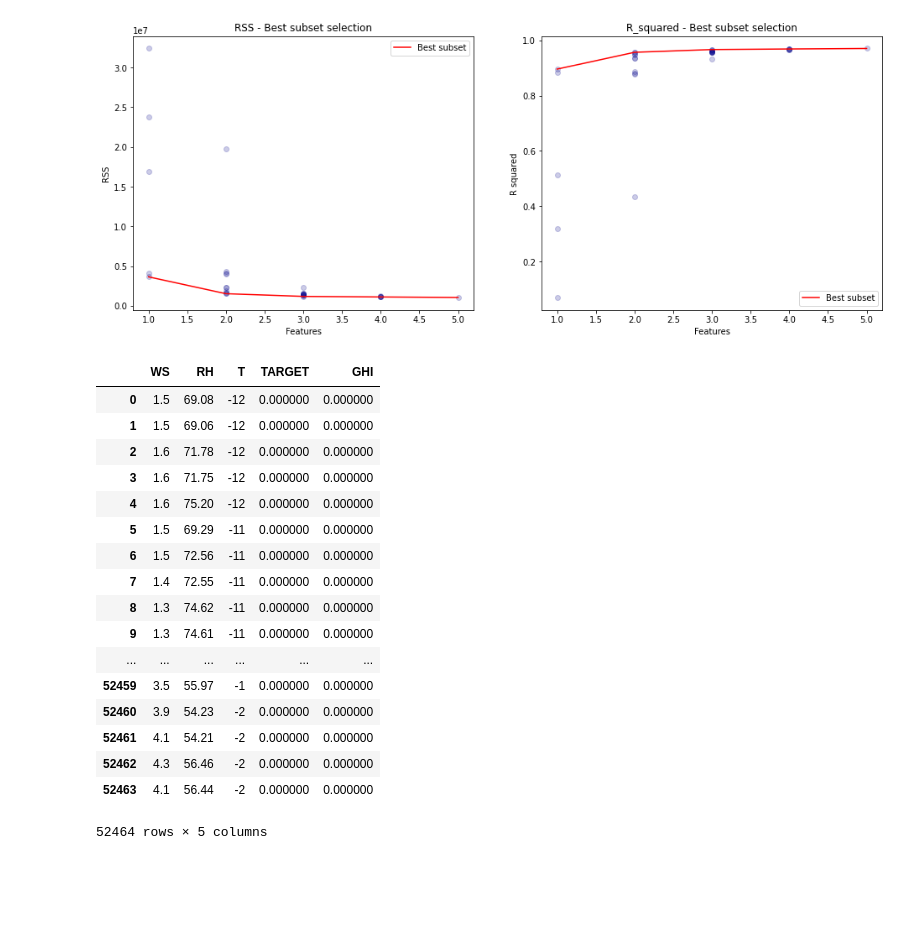
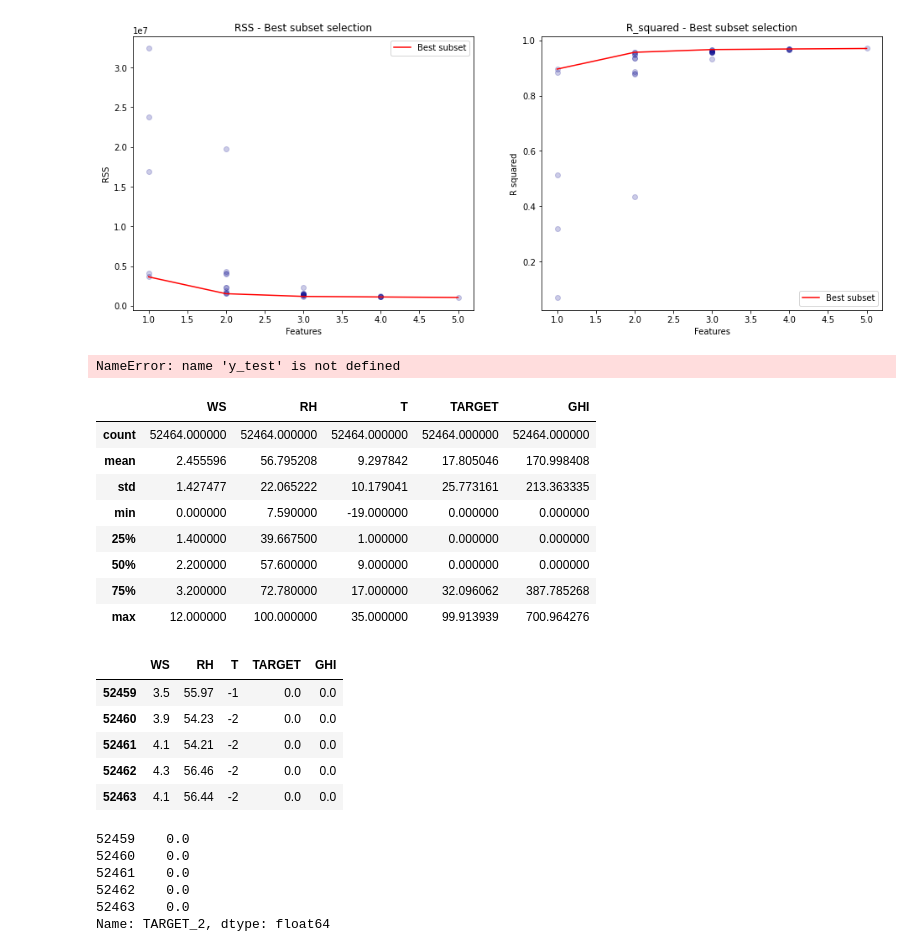
Before and after one commit to J-woooo/Dacon, a Jupyter notebook: jiiiiiiiiiiiiiiin/baseline.ipynb, the cells around one changed output. Drawn from its saved outputs; the diff is of its cells as text; code cells hidden in the pictures; blank space fills up the shorter version.

```diff
--- a/jiiiiiiiiiiiiiiin/baseline.ipynb
+++ b/jiiiiiiiiiiiiiiin/baseline.ipynb
@@ -220,12 +220,14 @@ plt.show()
 # %% [output]
 [figure]
 # %%
-sub['q_0.1'] = QuantReg(y_train, x_train['TARGET']).fit(q=0.1).predict(x_test['TARGET'])
-sub['q_0.2'] = QuantReg(y_train, x_train['TARGET']).fit(q=0.2).predict(x_test['TARGET'])
-sub['q_0.3'] = QuantReg(y_train, x_train['TARGET']).fit(q=0.3).predict(x_test['TARGET'])
-sub['q_0.4'] = QuantReg(y_train, x_train['TARGET']).fit(q=0.4).predict(x_test['TARGET'])
-sub['q_0.5'] = QuantReg(y_train, x_train['TARGET']).fit(q=0.5).predict(x_test['TARGET'])
-sub['q_0.6'] = QuantReg(y_train, x_train['TARGET']).fit(q=0.6).predict(x_test['TARGET'])
-sub['q_0.7'] = QuantReg(y_train, x_train['TARGET']).fit(q=0.7).predict(x_test['TARGET'])
-sub['q_0.8'] = QuantReg(y_train, x_train['TARGET']).fit(q=0.8).predict(x_test['TARGET'])
-sub['q_0.9'] = QuantReg(y_train, x_train['TARGET']).fit(q=0.9).predict(x_test['TARGET'])
+sub['q_0.1'] = QuantReg(y_train, x_train['GHI']).fit(q=0.1).predict(x_test['TARGET'])
+sub['q_0.2'] = QuantReg(y_train, x_train['GHI']).fit(q=0.2).predict(x_test['TARGET'])
+sub['q_0.3'] = QuantReg(y_train, x_train['GHI']).fit(q=0.3).predict(x_test['TARGET'])
+sub['q_0.4'] = QuantReg(y_train, x_train['GHI']).fit(q=0.4).predict(x_test['TARGET'])
+sub['q_0.5'] = QuantReg(y_train, x_train['GHI']).fit(q=0.5).predict(x_test['TARGET'])
+sub['q_0.6'] = QuantReg(y_train, x_train['GHI']).fit(q=0.6).predict(x_test['TARGET'])
+sub['q_0.7'] = QuantReg(y_train, x_train['GHI']).fit(q=0.7).predict(x_test['TARGET'])
+sub['q_0.8'] = QuantReg(y_train, x_train['GHI']).fit(q=0.8).predict(x_test['TARGET'])
+sub['q_0.9'] = QuantReg(y_train, x_train['GHI']).fit(q=0.9).predict(x_test['TARGET'])
+# %% [output]
+NameError: name 'y_test' is not defined
@@ -234,21 +246,30 @@ sub.to_csv('TARGET_rf.csv', index = False)
 # %%
-x_train
+x_train.describe()
 # %% [output]
 |  | WS | RH | T | TARGET | GHI |
-| 0 | 1.5 | 69.08 | -12 | 0.000000 | 0.000000 |
-| 1 | 1.5 | 69.06 | -12 | 0.000000 | 0.000000 |
-| 2 | 1.6 | 71.78 | -12 | 0.000000 | 0.000000 |
-| 3 | 1.6 | 71.75 | -12 | 0.000000 | 0.000000 |
-| 4 | 1.6 | 75.20 | -12 | 0.000000 | 0.000000 |
-| 5 | 1.5 | 69.29 | -11 | 0.000000 | 0.000000 |
-| 6 | 1.5 | 72.56 | -11 | 0.000000 | 0.000000 |
-| 7 | 1.4 | 72.55 | -11 | 0.000000 | 0.000000 |
-| 8 | 1.3 | 74.62 | -11 | 0.000000 | 0.000000 |
-| 9 | 1.3 | 74.61 | -11 | 0.000000 | 0.000000 |
-| ... | ... | ... | ... | ... | ... |
-| 52459 | 3.5 | 55.97 | -1 | 0.000000 | 0.000000 |
-| 52460 | 3.9 | 54.23 | -2 | 0.000000 | 0.000000 |
-| 52461 | 4.1 | 54.21 | -2 | 0.000000 | 0.000000 |
-| 52462 | 4.3 | 56.46 | -2 | 0.000000 | 0.000000 |
-| 52463 | 4.1 | 56.44 | -2 | 0.000000 | 0.000000 |
+| count | 52464.000000 | 52464.000000 | 52464.000000 | 52464.000000 | 52464.000000 |
+| mean | 2.455596 | 56.795208 | 9.297842 | 17.805046 | 170.998408 |
+| std | 1.427477 | 22.065222 | 10.179041 | 25.773161 | 213.363335 |
+| min | 0.000000 | 7.590000 | -19.000000 | 0.000000 | 0.000000 |
+| 25% | 1.400000 | 39.667500 | 1.000000 | 0.000000 | 0.000000 |
+| 50% | 2.200000 | 57.600000 | 9.000000 | 0.000000 | 0.000000 |
+| 75% | 3.200000 | 72.780000 | 17.000000 | 32.096062 | 387.785268 |
+| max | 12.000000 | 100.000000 | 35.000000 | 99.913939 | 700.964276 |
-52464 rows × 5 columns
+# %%
+x_train.tail()
+# %% [output]
+|  | WS | RH | T | TARGET | GHI |
+| 52459 | 3.5 | 55.97 | -1 | 0.0 | 0.0 |
+| 52460 | 3.9 | 54.23 | -2 | 0.0 | 0.0 |
+| 52461 | 4.1 | 54.21 | -2 | 0.0 | 0.0 |
+| 52462 | 4.3 | 56.46 | -2 | 0.0 | 0.0 |
+| 52463 | 4.1 | 56.44 | -2 | 0.0 | 0.0 |
+# %%
+y_train.tail()
+# %% [output]
+52459    0.0
+52460    0.0
+52461    0.0
+52462    0.0
+52463    0.0
+Name: TARGET_2, dtype: float64
```
Also changed, not shown: parts of 4 cells of this notebook.
